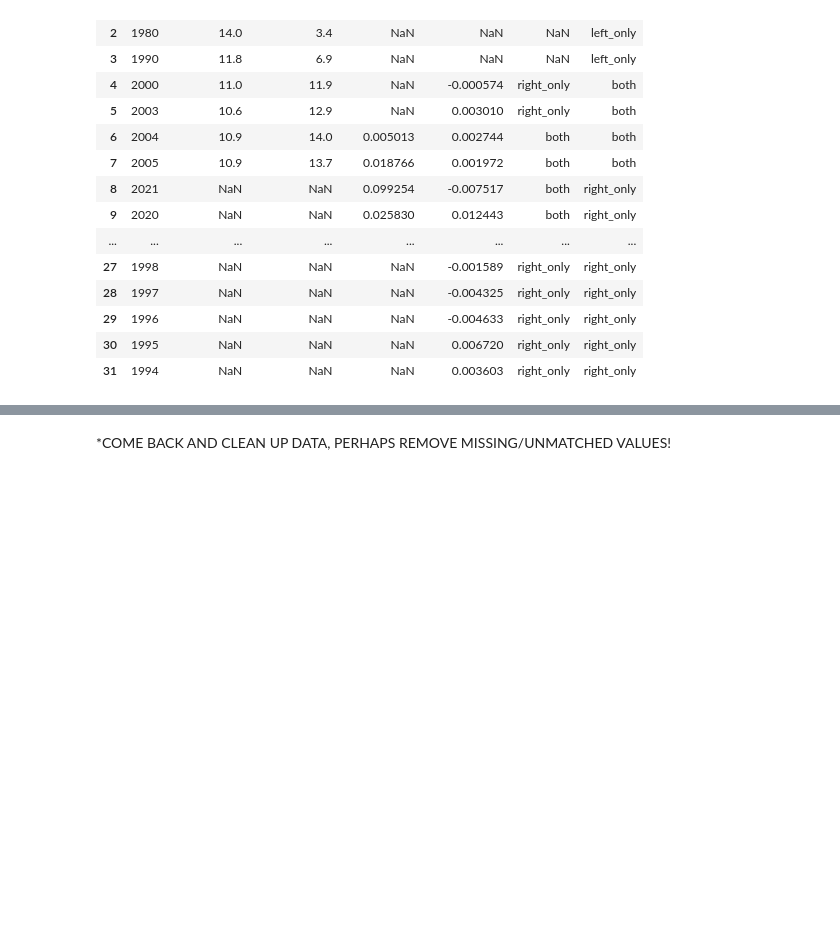
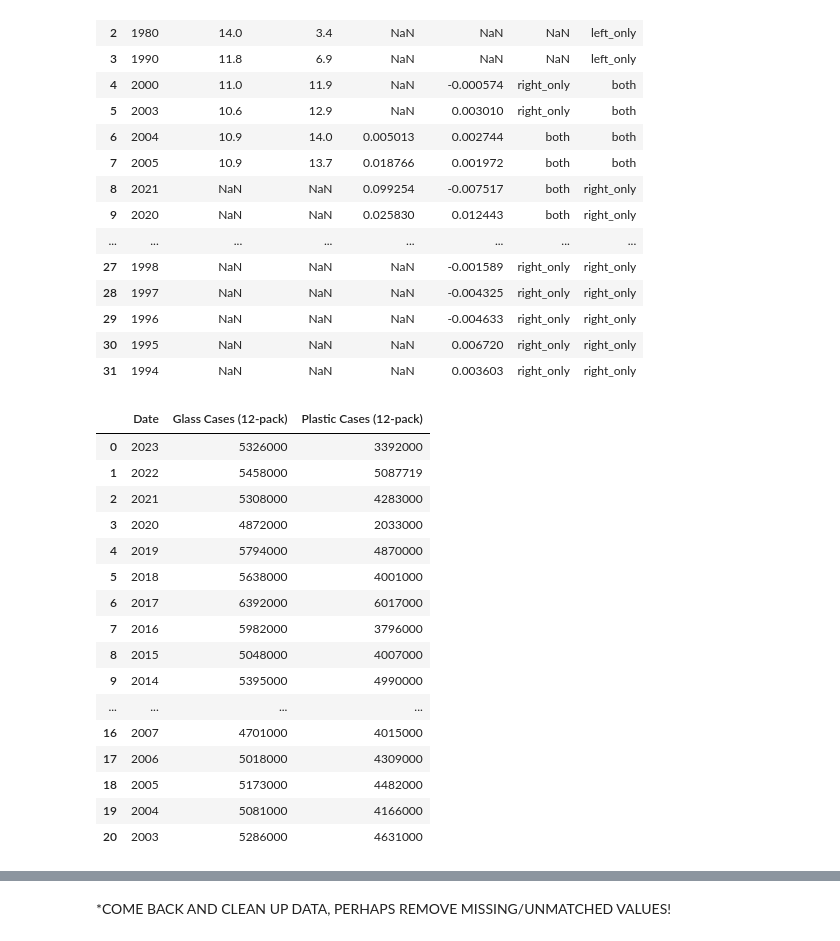
Before and after one commit to khagerthey/VIS1, a Jupyter notebook: Glass_vs_Plastic_Merge.ipynb, the cells around one changed output, grey strips where cells are left out. Drawn from its saved outputs; the diff is of its cells as text; code cells hidden in the pictures; blank space fills up the shorter version.

```diff
--- a/Glass_vs_Plastic_Merge.ipynb
+++ b/Glass_vs_Plastic_Merge.ipynb
@@ -109,3 +109,24 @@ mergedWeight
 | 29 | 1996 | NaN | NaN | NaN | -0.004633 | right_only | right_only |
 | 30 | 1995 | NaN | NaN | NaN | 0.006720 | right_only | right_only |
 | 31 | 1994 | NaN | NaN | NaN | 0.003603 | right_only | right_only |
+# %%
+count=pd.read_csv('https://raw.githubusercontent.com/khagerthey/VIS1/main/Glass%20Count%20Cleaned%20-%20Sheet1.csv')
+count
+# %% [output]
+|  | Date | Glass Cases (12-pack) | Plastic Cases (12-pack) |
+| 0 | 2023 | 5326000 | 3392000 |
+| 1 | 2022 | 5458000 | 5087719 |
+| 2 | 2021 | 5308000 | 4283000 |
+| 3 | 2020 | 4872000 | 2033000 |
+| 4 | 2019 | 5794000 | 4870000 |
+| 5 | 2018 | 5638000 | 4001000 |
+| 6 | 2017 | 6392000 | 6017000 |
+| 7 | 2016 | 5982000 | 3796000 |
+| 8 | 2015 | 5048000 | 4007000 |
+| 9 | 2014 | 5395000 | 4990000 |
+| ... | ... | ... | ... |
+| 16 | 2007 | 4701000 | 4015000 |
+| 17 | 2006 | 5018000 | 4309000 |
+| 18 | 2005 | 5173000 | 4482000 |
+| 19 | 2004 | 5081000 | 4166000 |
+| 20 | 2003 | 5286000 | 4631000 |
```
Also changed, not shown: parts of 1 cell of this notebook.
